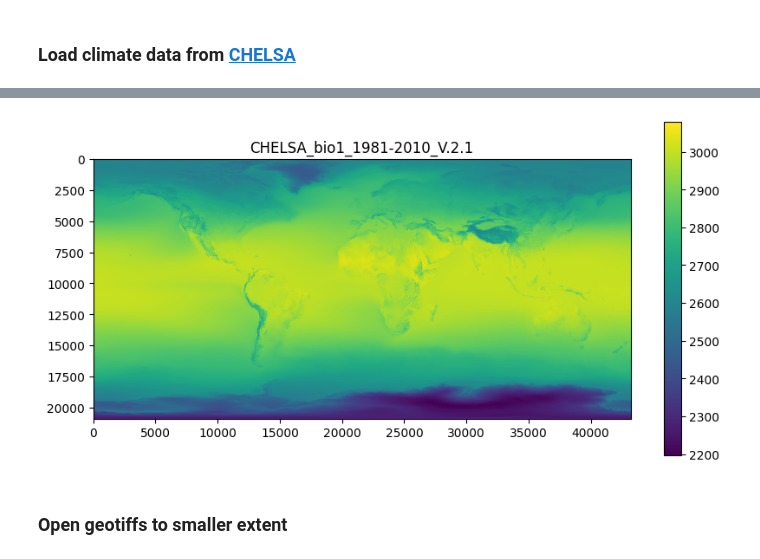
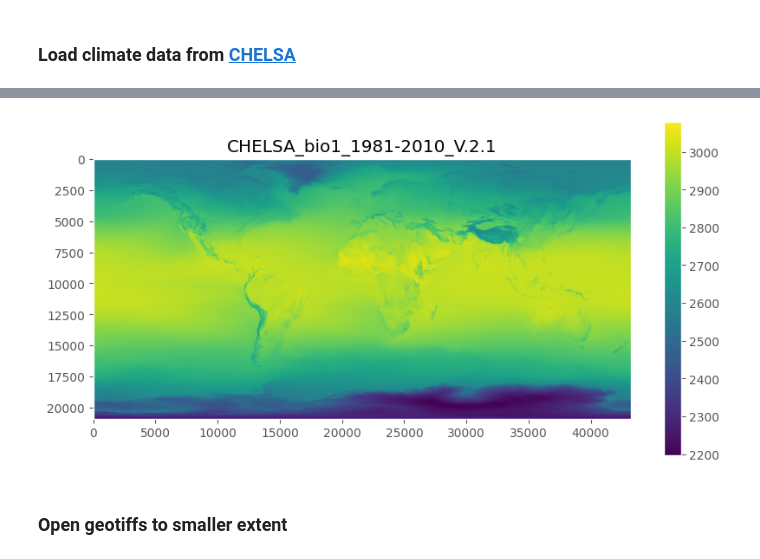
Before and after one commit to maggie-reiter/turfgrass-maps, a Jupyter notebook: kikuyugrass distribution/prep_climate_data.ipynb, the cells around one changed output, grey strips where cells are left out. Drawn from its saved outputs; the diff is of its cells as text; code cells hidden in the pictures.

```diff
--- a/kikuyugrass distribution/prep_climate_data.ipynb
+++ b/kikuyugrass distribution/prep_climate_data.ipynb
@@ -2,12 +2,15 @@
 import pandas as pd
 import os
 import requests
+import matplotlib as mpl
 import matplotlib.pyplot as plt
 import cartopy.crs as ccrs
 import cartopy.feature as cfeature
 import rasterio
 from rasterio.windows import from_bounds
 import shutil
+
+mpl.style.use("ggplot")
 # %% [markdown]
 ### Load climate data from [CHELSA](https://chelsa-climate.org/bioclim/)
 # %%
@@ -29,12 +50,13 @@ for url in urls:
 # %%
-#plot 1 to view extent
-with rasterio.open('./climate_data/CHELSA_bio1_1981-2010_V.2.1.tif') as dataset:
+# plot 1 to view extent
+with rasterio.open("./climate_data/CHELSA_bio1_1981-2010_V.2.1.tif") as dataset:
     band1 = dataset.read(1)
     fig, ax = plt.subplots(figsize=(10, 10))
-    img = ax.imshow(band1, cmap='viridis')
+    img = ax.imshow(band1, cmap="viridis")
     cbar = plt.colorbar(img, ax=ax, shrink=0.5)
-    ax.set_title('CHELSA_bio1_1981-2010_V.2.1')
+    ax.set_title("CHELSA_bio1_1981-2010_V.2.1")
+    ax.grid(False)
     plt.show()
 # %% [output]
-[figure, old version]
+[figure, new version]
 # %%
```
Also changed, not shown: parts of 13 cells of this notebook, 1 other file.
